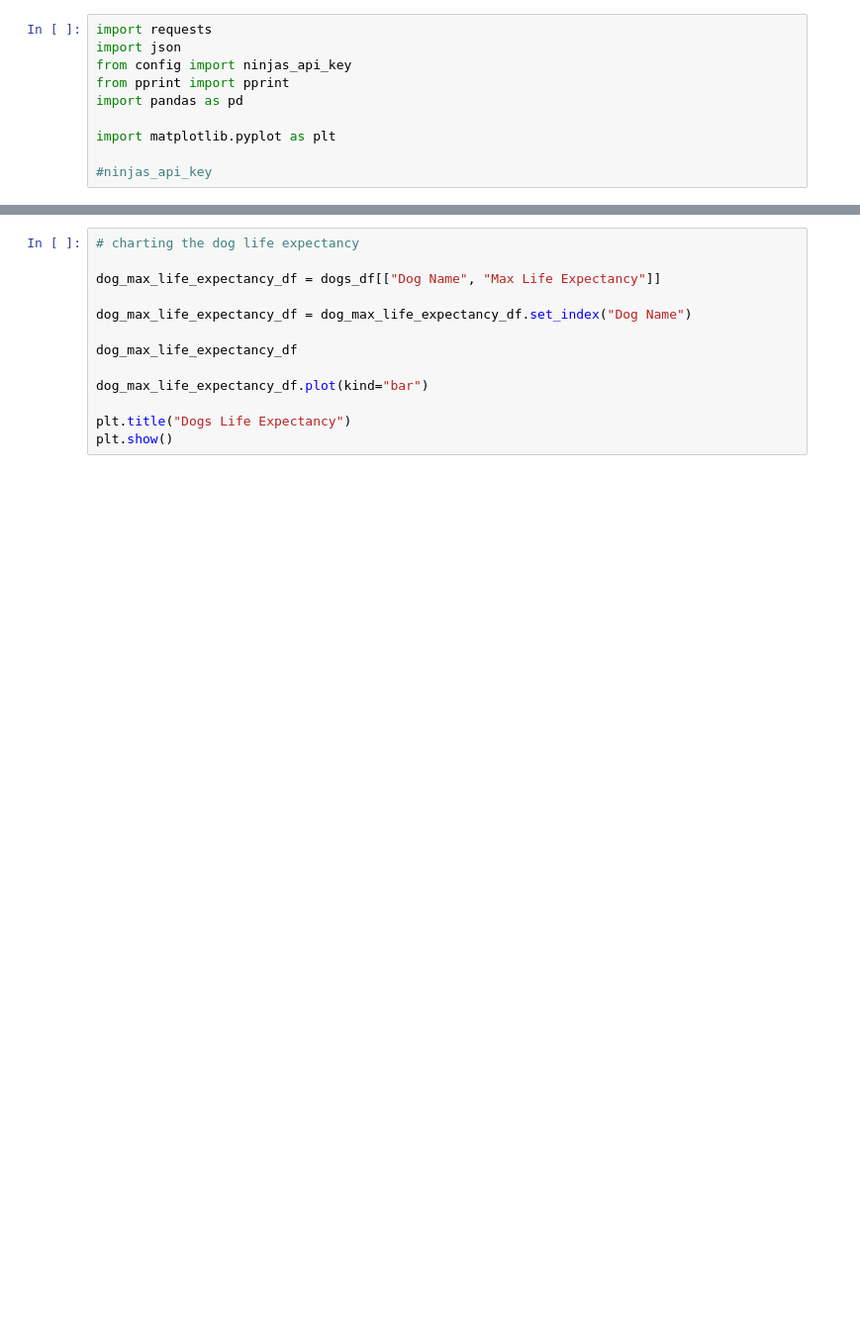
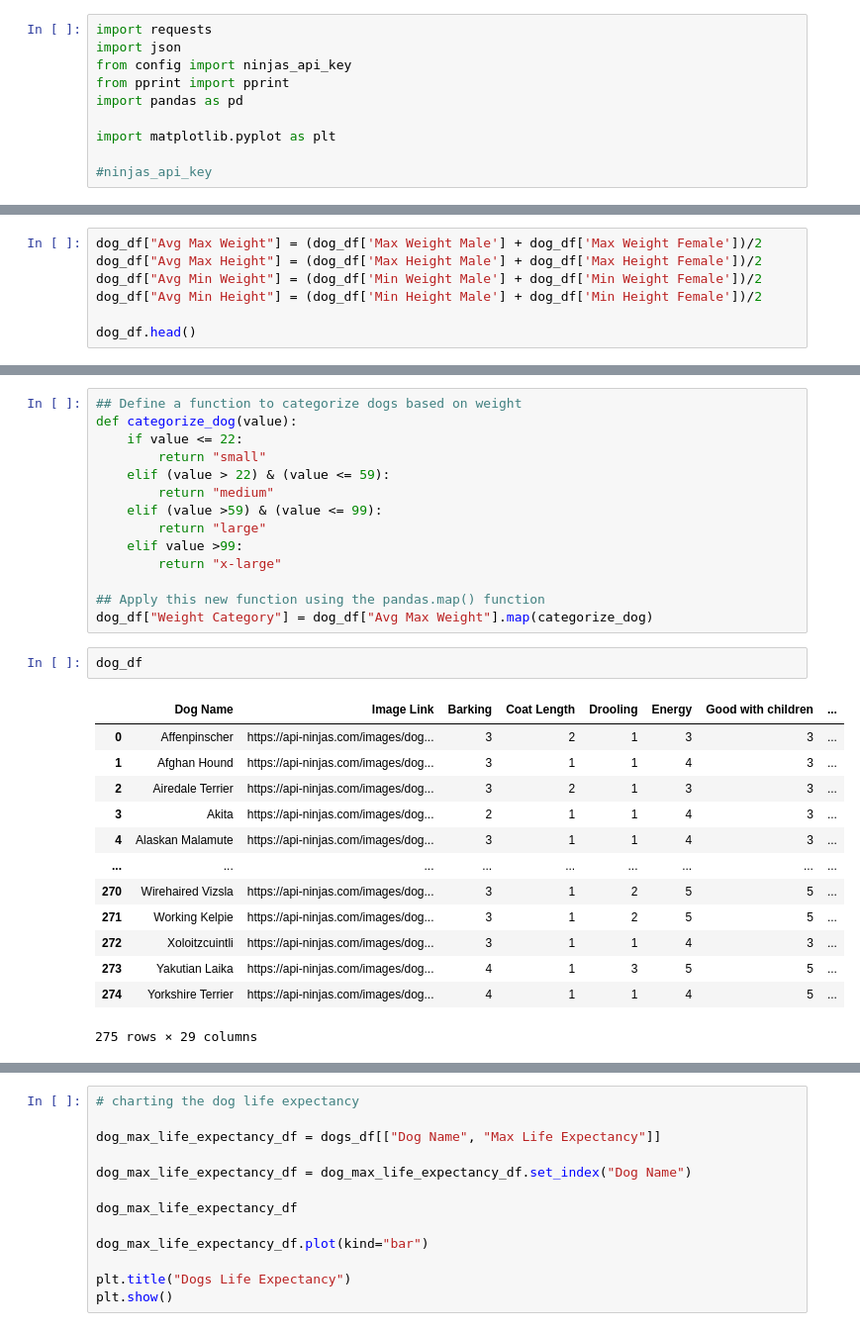
Before and after one commit to Samrosegithub/group_project_1, a Jupyter notebook: akc_api/akc_api.ipynb, the cells around one changed output, grey strips where cells are left out. Shown at 99% size. Drawn from its saved outputs; the diff is of its cells as text; blank space fills up the shorter version.

```diff
--- a/akc_api/akc_api.ipynb
+++ b/akc_api/akc_api.ipynb
@@ -174,0 +316,7 @@ Affenpinscher
+# %%
+dog_df["Avg Max Weight"] = (dog_df['Max Weight Male'] + dog_df['Max Weight Female'])/2
+dog_df["Avg Max Height"] = (dog_df['Max Height Male'] + dog_df['Max Height Female'])/2
+dog_df["Avg Min Weight"] = (dog_df['Min Weight Male'] + dog_df['Min Weight Female'])/2
+dog_df["Avg Min Height"] = (dog_df['Min Height Male'] + dog_df['Min Height Female'])/2
+
+dog_df.head()
@@ -174,0 +331,30 @@ Affenpinscher
+# %%
+## Define a function to categorize dogs based on weight
+def categorize_dog(value):
+	if value <= 22:
+		return "small"
+	elif (value > 22) & (value <= 59):
+		return "medium"
+	elif (value >59) & (value <= 99):
+		return "large"
+	elif value >99:
+		return "x-large"
+
+## Apply this new function using the pandas.map() function
+dog_df["Weight Category"] = dog_df["Avg Max Weight"].map(categorize_dog)
+# %%
+dog_df
+# %% [output]
+|  | Dog Name | Image Link | Barking | Coat Length | Drooling | Energy | Good with children | ... |
+| 0 | Affenpinscher | https://api-ninjas.com/images/dog... | 3 | 2 | 1 | 3 | 3 | ... |
+| 1 | Afghan Hound | https://api-ninjas.com/images/dog... | 3 | 1 | 1 | 4 | 3 | ... |
+| 2 | Airedale Terrier | https://api-ninjas.com/images/dog... | 3 | 2 | 1 | 3 | 3 | ... |
+| 3 | Akita | https://api-ninjas.com/images/dog... | 2 | 1 | 1 | 4 | 3 | ... |
+| 4 | Alaskan Malamute | https://api-ninjas.com/images/dog... | 3 | 1 | 1 | 4 | 3 | ... |
+| ... | ... | ... | ... | ... | ... | ... | ... | ... |
+| 270 | Wirehaired Vizsla | https://api-ninjas.com/images/dog... | 3 | 1 | 2 | 5 | 5 | ... |
+| 271 | Working Kelpie | https://api-ninjas.com/images/dog... | 3 | 1 | 2 | 5 | 5 | ... |
+| 272 | Xoloitzcuintli | https://api-ninjas.com/images/dog... | 3 | 1 | 1 | 4 | 3 | ... |
+| 273 | Yakutian Laika | https://api-ninjas.com/images/dog... | 4 | 1 | 3 | 5 | 5 | ... |
+| 274 | Yorkshire Terrier | https://api-ninjas.com/images/dog... | 4 | 1 | 1 | 4 | 5 | ... |
+275 rows × 29 columns
```
Also changed, not shown: parts of 11 cells of this notebook.
